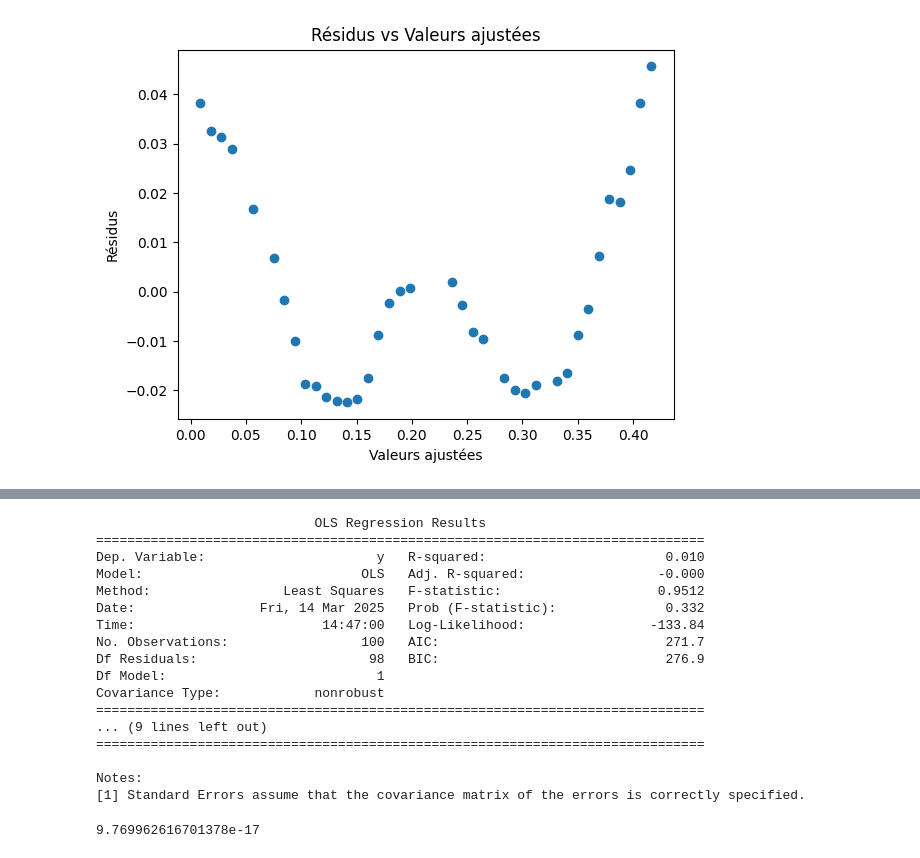
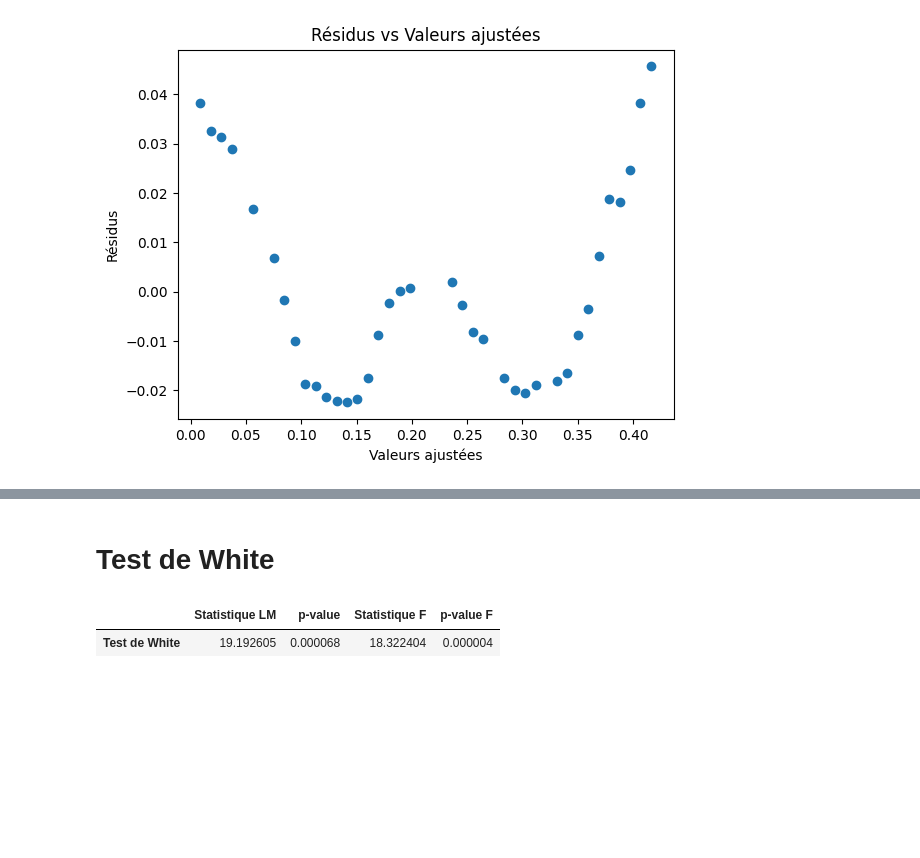
Before and after one commit to bigirimanainnocent12/Regresion_lineaire, a Jupyter notebook: CODE_RAPPORT_DE_STAGE.ipynb, the cells around one changed output, grey strips where cells are left out. Drawn from its saved outputs; the diff is of its cells as text; code cells hidden in the pictures; blank space fills up the shorter version.

```diff
--- a/CODE_RAPPORT_DE_STAGE.ipynb
+++ b/CODE_RAPPORT_DE_STAGE.ipynb
@@ -299,32 +226,15 @@ Notes:
-# %%
-import numpy as np
-X=np.random.exponential(size=100)
-y=np.random.exponential(size=100)
-
-import statsmodels.api as sm
-X = sm.add_constant(X)
-model = sm.OLS(y, X,).fit()
-# Use model.summary().as_html() instead of model().as_html() to access the HTML representation of the regression summary
-print(model.summary())
-# %% [output]
-                            OLS Regression Results
-==============================================================================
-Dep. Variable:                      y   R-squared:                       0.010
-Model:                            OLS   Adj. R-squared:                 -0.000
-Method:                 Least Squares   F-statistic:                    0.9512
-Date:                Fri, 14 Mar 2025   Prob (F-statistic):              0.332
-Time:                        14:47:00   Log-Likelihood:                -133.84
-No. Observations:                 100   AIC:                             271.7
-Df Residuals:                      98   BIC:                             276.9
-Df Model:                           1
-Covariance Type:            nonrobust
-==============================================================================
-... (9 lines left out)
-==============================================================================
-
-Notes:
-[1] Standard Errors assume that the covariance matrix of the errors is correctly specified.
-# %%
-model.resid.mean()
-# %% [output]
-9.769962616701378e-17
+# %% [markdown]
+# **Test de White**
+# %%
+
+from statsmodels.stats.diagnostic import het_white
+# Use all residuals instead of just the head
+white_test = het_white(modele.resid, modele.model.exog)
+labels = ['Statistique LM', 'p-value', 'Statistique F', 'p-value F']  # Define labels for bp_test results
+d = dict(zip(labels,white_test))
+ide = [" Test de White"]  # Put the index label in a list
+df = pd.DataFrame([d], index=ide)  # Create a DataFrame with a single row
+display(df)
+# %% [output]
+|  | Statistique LM | p-value | Statistique F | p-value F |
+| Test de White | 19.192605 | 0.000068 | 18.322404 | 0.000004 |
```
Also changed, not shown: parts of 8 cells of this notebook.
